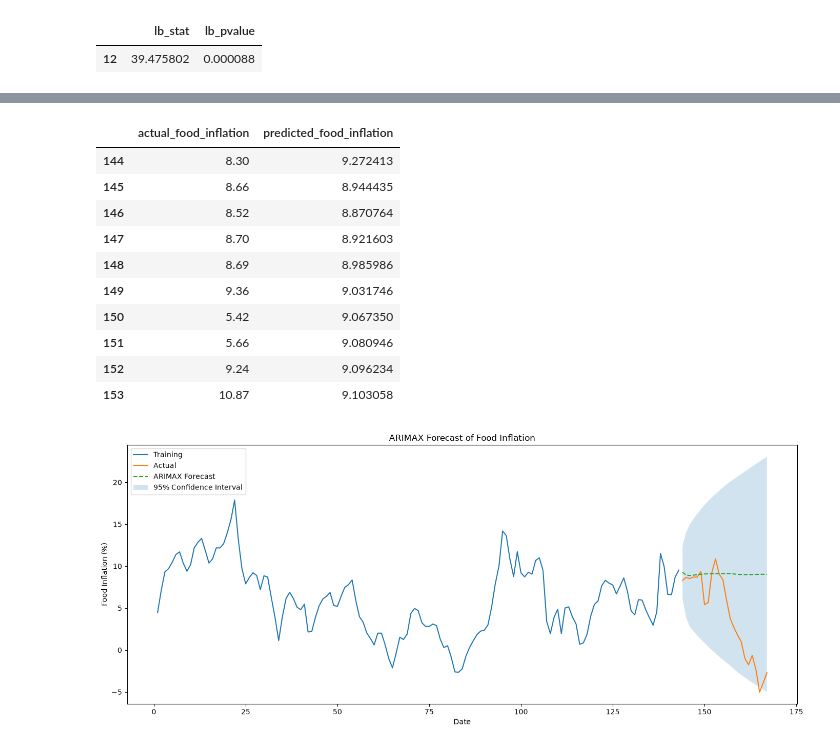
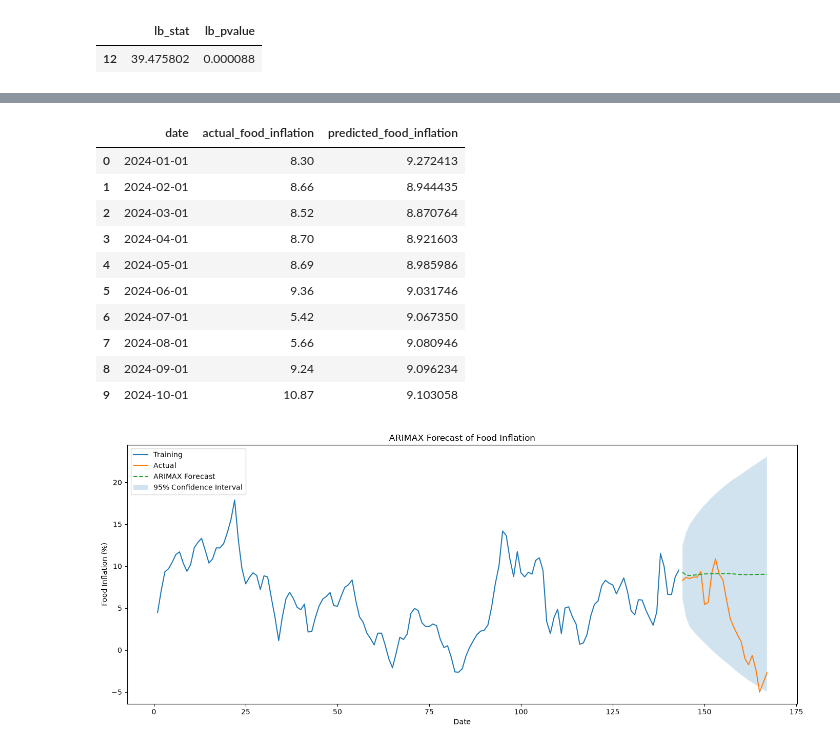
Before and after one commit to AyushTomarOG/Food-Inflation-in-El-Nino, a Jupyter notebook: notebooks/03.2_sarimax.ipynb, the cells around one changed output, grey strips where cells are left out. Saved outputs shown, nothing was run; the diff lists cells and outputs as text; code cells hidden in the pictures.

Commit message:
Fix ARIMAX and Prophet date column related discrepancies

```diff
--- a/notebooks/03.2_sarimax.ipynb
+++ b/notebooks/03.2_sarimax.ipynb
@@ -437,22 +462,25 @@ forecast_ci = forecast_result.conf_int()
 # %%
 predictions = pd.DataFrame({
-    "actual_food_inflation": y_test,
-    "predicted_food_inflation": forecast_mean
+    "date": test["date"].to_numpy(),
+    "actual_food_inflation": y_test.to_numpy(),
+    "predicted_food_inflation": np.asarray(forecast_mean)
 })
+
 predictions = predictions.dropna()
+
 display(predictions.head(10))
 # %% [output]
-|  | actual_food_inflation | predicted_food_inflation |
-| 144 | 8.30 | 9.272413 |
-| 145 | 8.66 | 8.944435 |
-| 146 | 8.52 | 8.870764 |
-| 147 | 8.70 | 8.921603 |
-| 148 | 8.69 | 8.985986 |
-| 149 | 9.36 | 9.031746 |
-| 150 | 5.42 | 9.067350 |
-| 151 | 5.66 | 9.080946 |
-| 152 | 9.24 | 9.096234 |
-| 153 | 10.87 | 9.103058 |
+|  | date | actual_food_inflation | predicted_food_inflation |
+| 0 | 2024-01-01 | 8.30 | 9.272413 |
+| 1 | 2024-02-01 | 8.66 | 8.944435 |
+| 2 | 2024-03-01 | 8.52 | 8.870764 |
+| 3 | 2024-04-01 | 8.70 | 8.921603 |
+| 4 | 2024-05-01 | 8.69 | 8.985986 |
+| 5 | 2024-06-01 | 9.36 | 9.031746 |
+| 6 | 2024-07-01 | 5.42 | 9.067350 |
+| 7 | 2024-08-01 | 5.66 | 9.080946 |
+| 8 | 2024-09-01 | 9.24 | 9.096234 |
+| 9 | 2024-10-01 | 10.87 | 9.103058 |
 # %%
 plt.figure(figsize=(14, 6))
 
```
Also changed, not shown: parts of 3 cells of this notebook, 5 other files.
